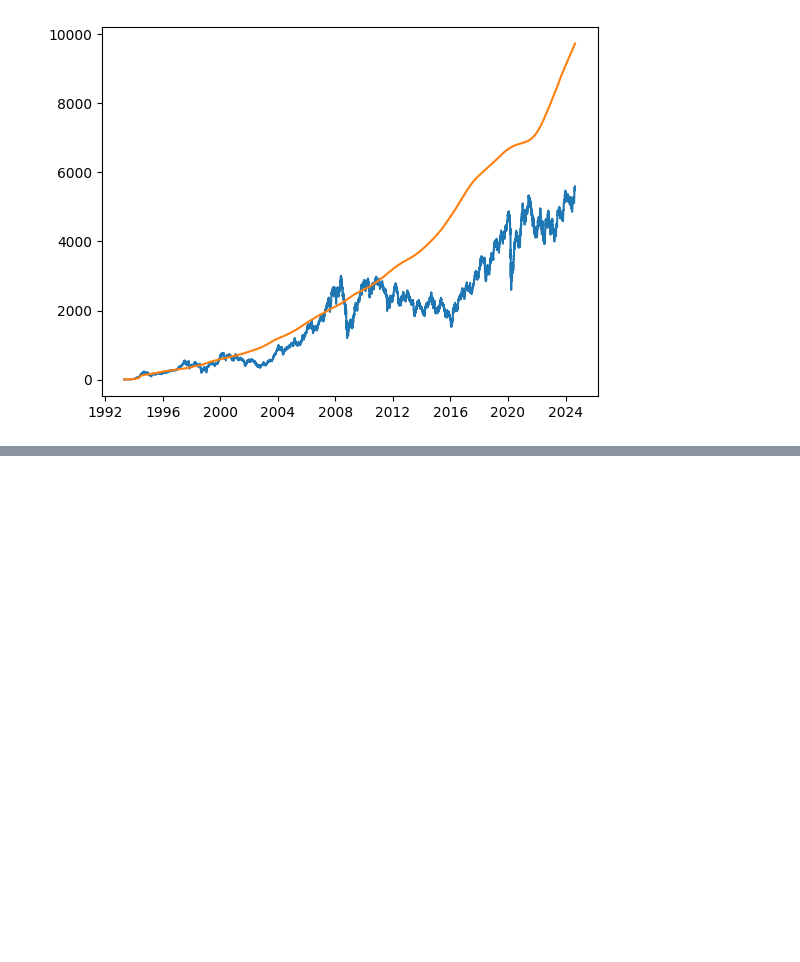
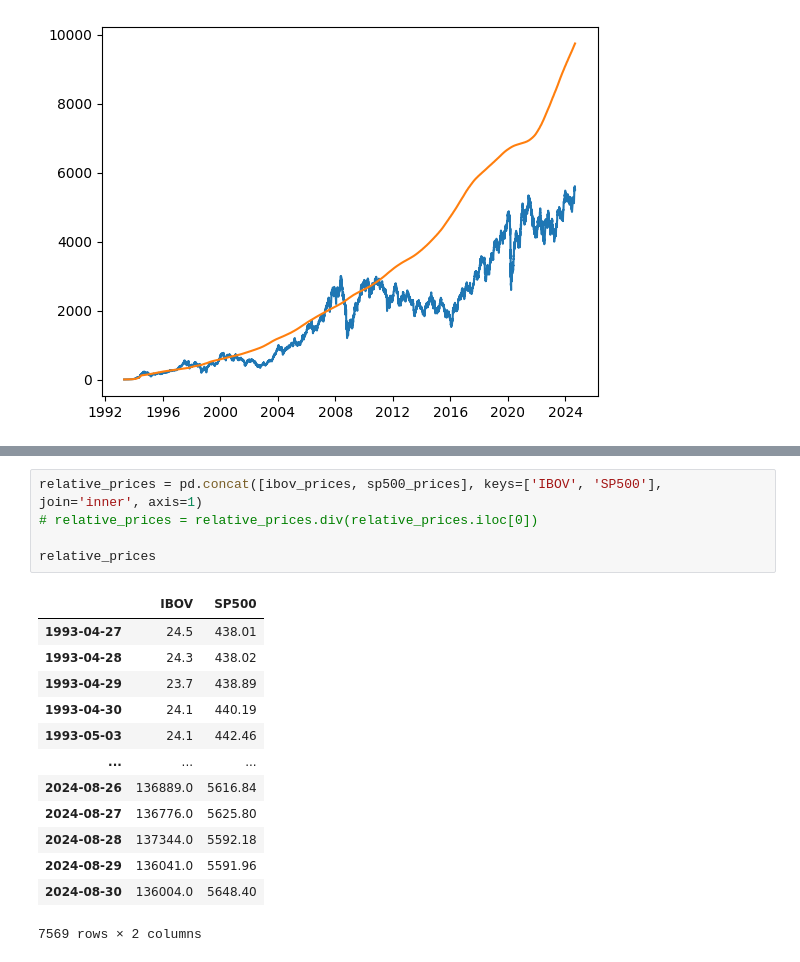
Before and after one commit to ianaraujo/dual-momentum-strategy, a Jupyter notebook: 1_exploratory_analysis.ipynb, the cells around one changed output, grey strips where cells are left out. Drawn from its saved outputs; the diff is of its cells as text; blank space fills up the shorter version.

```diff
--- a/1_exploratory_analysis.ipynb
+++ b/1_exploratory_analysis.ipynb
@@ -287 +350,20 @@ absolute_momentum_eval
+# %%
+relative_prices = pd.concat([ibov_prices, sp500_prices], keys=['IBOV', 'SP500'], join='inner', axis=1)
+# relative_prices = relative_prices.div(relative_prices.iloc[0])
+
+relative_prices
+# %% [output]
+|  | IBOV | SP500 |
+| 1993-04-27 | 24.5 | 438.01 |
+| 1993-04-28 | 24.3 | 438.02 |
+| 1993-04-29 | 23.7 | 438.89 |
+| 1993-04-30 | 24.1 | 440.19 |
+| 1993-05-03 | 24.1 | 442.46 |
+| ... | ... | ... |
+| 2024-08-26 | 136889.0 | 5616.84 |
+| 2024-08-27 | 136776.0 | 5625.80 |
+| 2024-08-28 | 137344.0 | 5592.18 |
+| 2024-08-29 | 136041.0 | 5591.96 |
+| 2024-08-30 | 136004.0 | 5648.40 |
+7569 rows × 2 columns
 # %%
```
Also changed, not shown: parts of 20 cells of this notebook.
